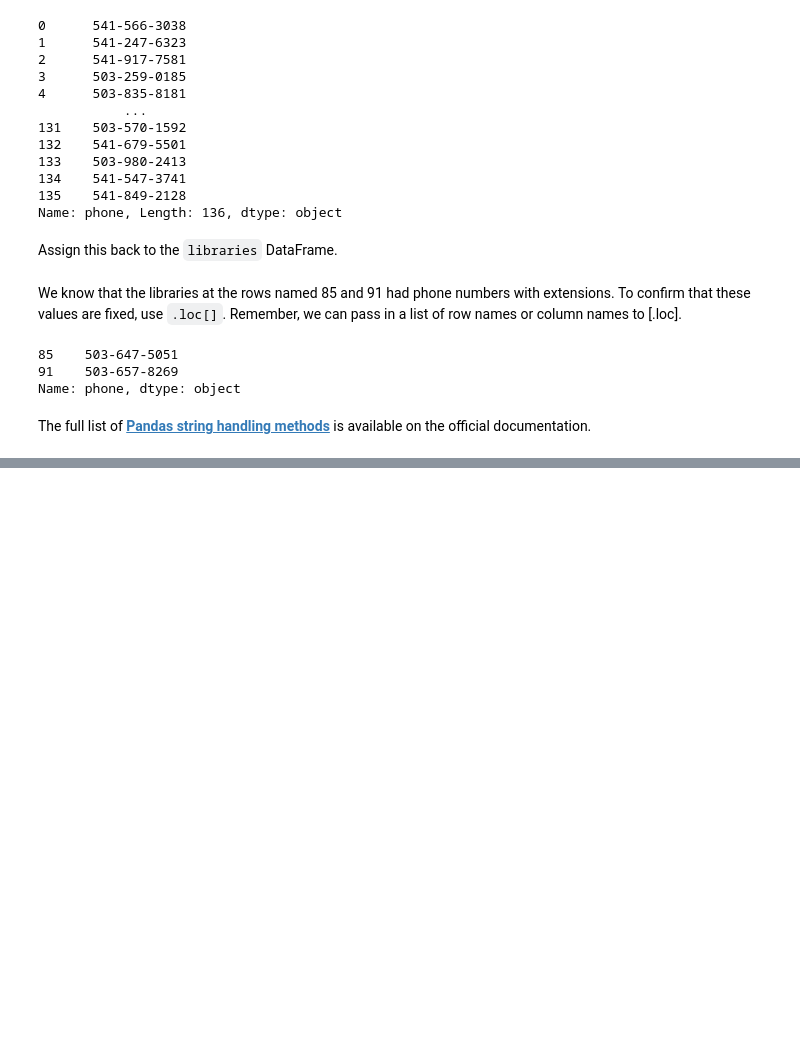
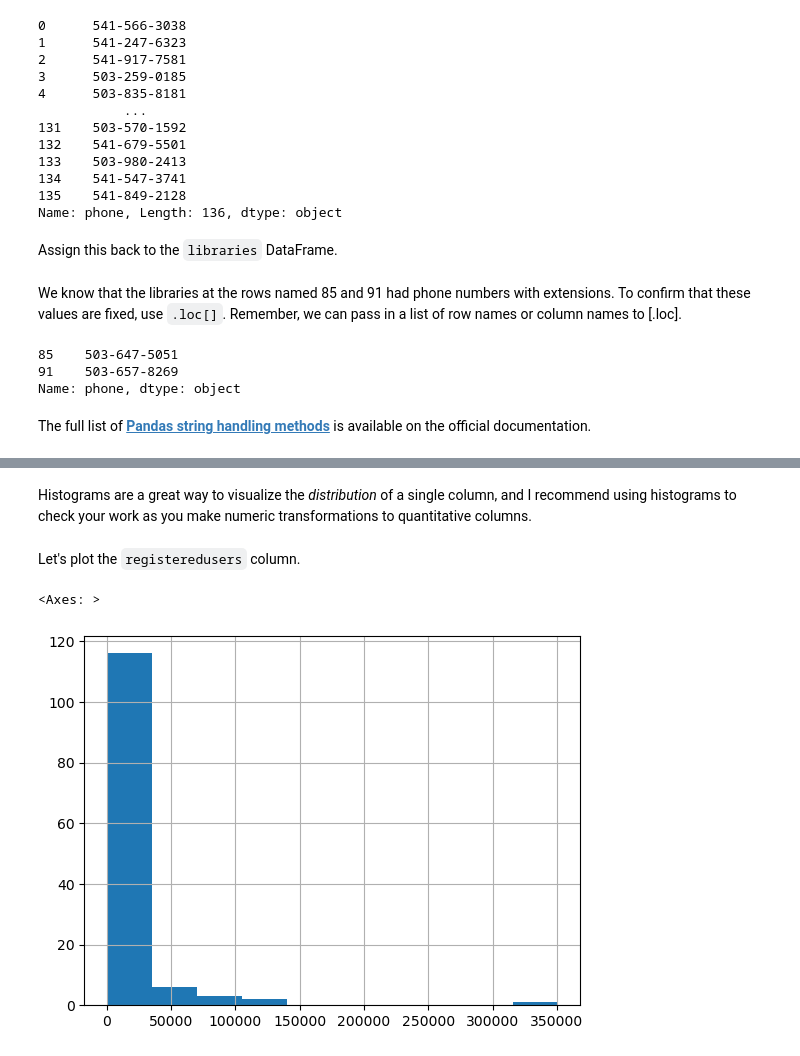
Before and after one commit to wintere/pandas-workshop, a Jupyter notebook: Notebooks/day-03-f25-ip.ipynb, the cells around one changed output, grey strips where cells are left out. Drawn from its saved outputs; the diff is of its cells as text; code cells hidden in the pictures; blank space fills up the shorter version.

```diff
--- a/Notebooks/day-03-f25-ip.ipynb
+++ b/Notebooks/day-03-f25-ip.ipynb
@@ -112,0 +187,2 @@ pldb["appeared"].max() # This will return one value, it aggregates
+# %%
+libraries["all_fte"] = libraries["librarianstotal"] + libraries["otherstaff"]
@@ -313,0 +468,9 @@ The full list of **[Pandas string handling methods](https://pandas.pydata.org/do
+# %% [markdown]
+Histograms are a great way to visualize the *distribution* of a single column, and I recommend using histograms to check your work as you make numeric transformations to quantitative columns.
+# %% [markdown]
+Let's plot the `registeredusers` column.
+# %%
+libraries["registeredusers"].hist()
+# %% [output]
+<Axes: >
+[figure, added]
```
Also changed, not shown: parts of 100 cells of this notebook.
